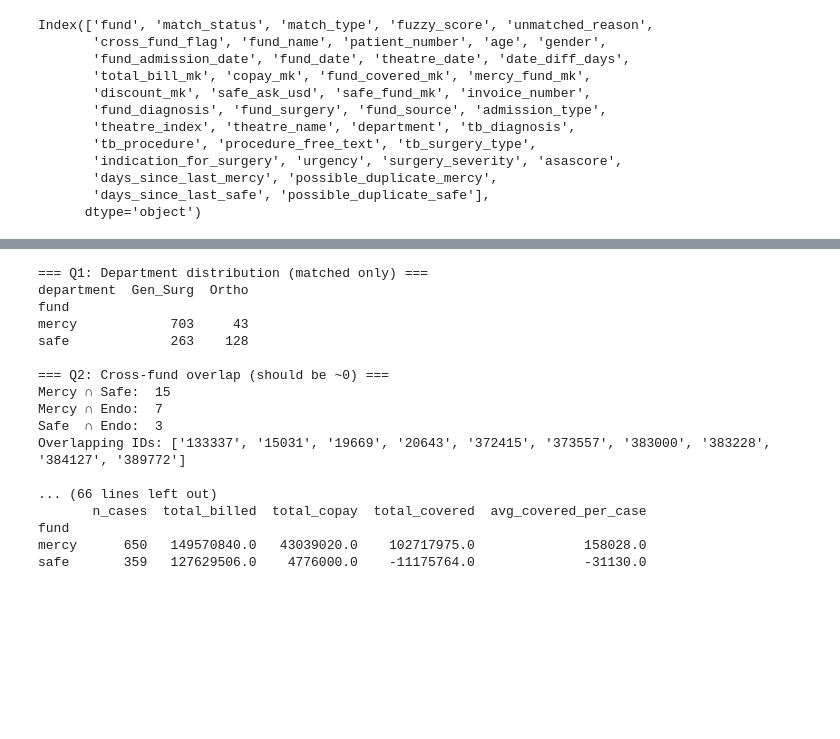
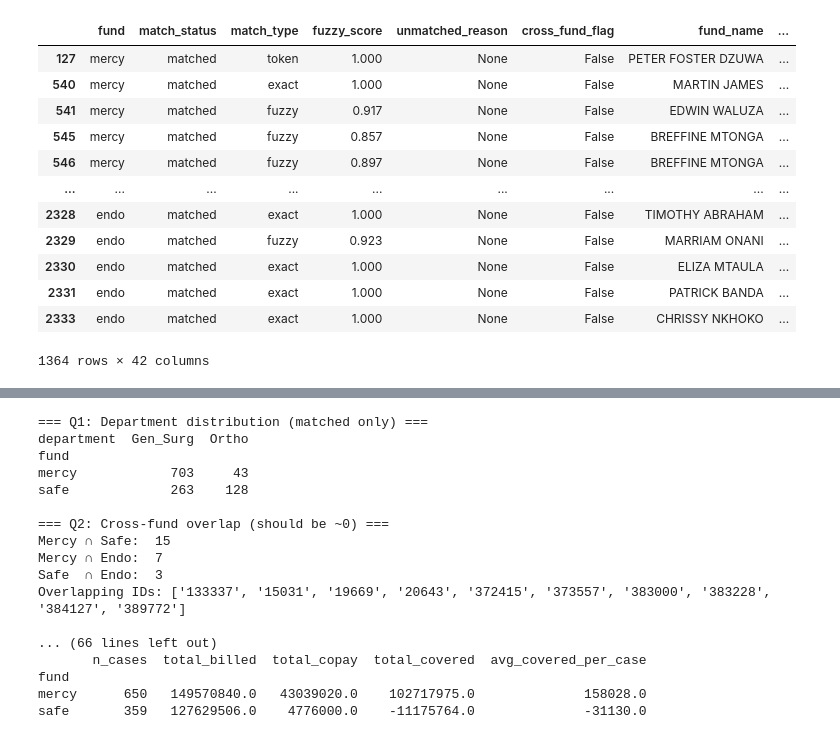
Before and after one commit to mat2m10/nkhoma, a Jupyter notebook: notebooks/03_Poor_Patient_funds.ipynb, the cells around one changed output, grey strips where cells are left out. Cells and saved outputs as stored; diff of their text form; code cells hidden in the pictures; blank space fills up the shorter version.

```diff
--- a/notebooks/03_Poor_Patient_funds.ipynb
+++ b/notebooks/03_Poor_Patient_funds.ipynb
@@ -41,0 +56,2 @@ Cross-fund double-billing flags: 14
+# %%
+final = build_final(TB, mercy, safe, endo, verbose=True)
@@ -42,15 +77,19 @@ Cross-fund double-billing flags: 14
 # %%
-final.columns
+matched = final[final["match_status"] == "matched"].copy()
+unmatched = final[final["match_status"] == "unmatched"].copy()
-# %% [output]
-Index(['fund', 'match_status', 'match_type', 'fuzzy_score', 'unmatched_reason',
-       'cross_fund_flag', 'fund_name', 'patient_number', 'age', 'gender',
-       'fund_admission_date', 'fund_date', 'theatre_date', 'date_diff_days',
-       'total_bill_mk', 'copay_mk', 'fund_covered_mk', 'mercy_fund_mk',
-       'discount_mk', 'safe_ask_usd', 'safe_fund_mk', 'invoice_number',
-       'fund_diagnosis', 'fund_surgery', 'fund_source', 'admission_type',
-       'theatre_index', 'theatre_name', 'department', 'tb_diagnosis',
-       'tb_procedure', 'procedure_free_text', 'tb_surgery_type',
-       'indication_for_surgery', 'urgency', 'surgery_severity', 'asascore',
-       'days_since_last_mercy', 'possible_duplicate_mercy',
-       'days_since_last_safe', 'possible_duplicate_safe'],
-      dtype='object')
+# %%
+matched
+# %% [output]
+|  | fund | match_status | match_type | fuzzy_score | unmatched_reason | cross_fund_flag | fund_name | ... |
+| 127 | mercy | matched | token | 1.000 | None | False | PETER FOSTER DZUWA | ... |
+| 540 | mercy | matched | exact | 1.000 | None | False | MARTIN JAMES | ... |
+| 541 | mercy | matched | fuzzy | 0.917 | None | False | EDWIN WALUZA | ... |
+| 545 | mercy | matched | fuzzy | 0.857 | None | False | BREFFINE MTONGA | ... |
+| 546 | mercy | matched | fuzzy | 0.897 | None | False | BREFFINE MTONGA | ... |
+| ... | ... | ... | ... | ... | ... | ... | ... | ... |
+| 2328 | endo | matched | exact | 1.000 | None | False | TIMOTHY ABRAHAM | ... |
+| 2329 | endo | matched | fuzzy | 0.923 | None | False | MARRIAM ONANI | ... |
+| 2330 | endo | matched | exact | 1.000 | None | False | ELIZA MTAULA | ... |
+| 2331 | endo | matched | exact | 1.000 | None | False | PATRICK BANDA | ... |
+| 2333 | endo | matched | exact | 1.000 | None | False | CHRISSY NKHOKO | ... |
+1364 rows × 42 columns
```
Also changed, not shown: parts of 8 cells of this notebook, 1 other file.
